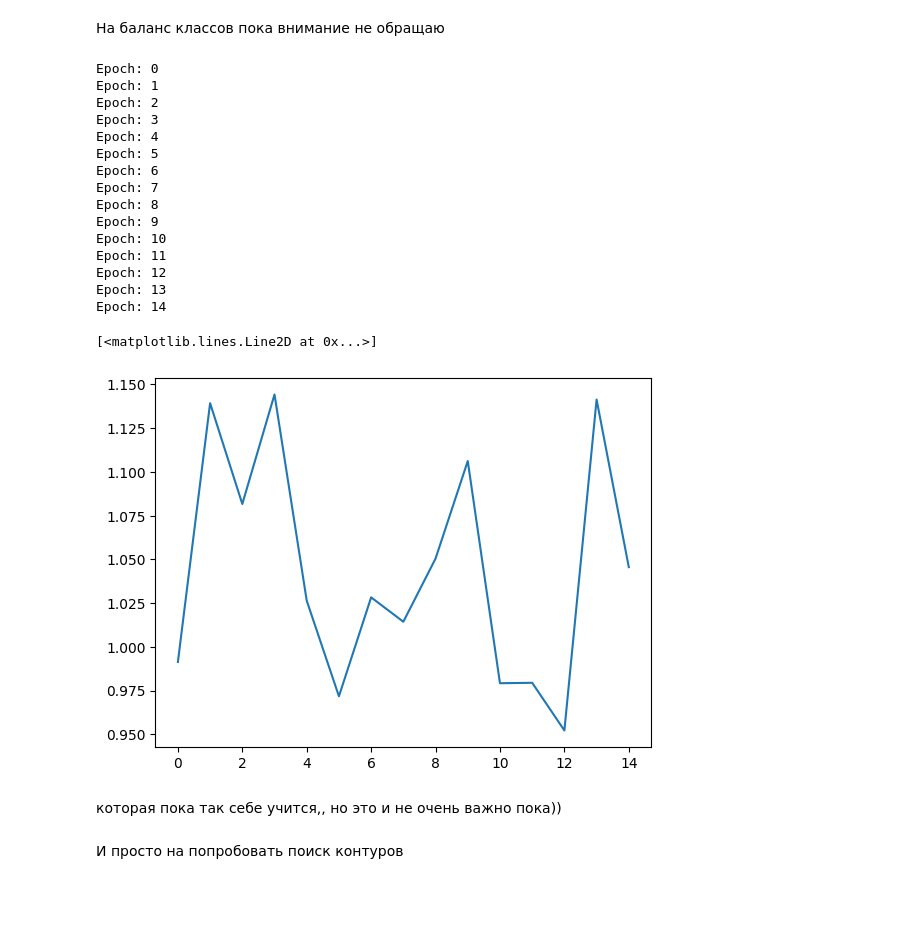
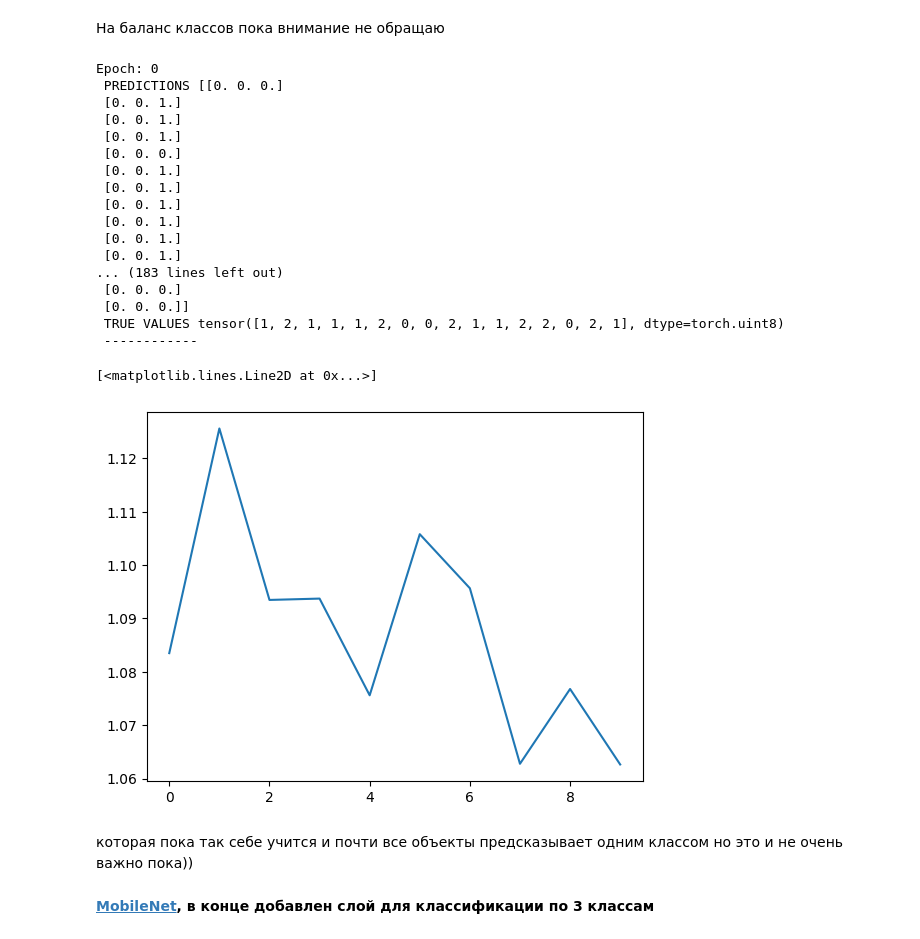
Before and after one commit to fedor-konovalenko/YPTeam_samolet, a Jupyter notebook: buildings.ipynb, the cells around one changed output. Drawn from its saved outputs; the diff is of its cells as text; code cells hidden in the pictures; blank space fills up the shorter version.

```diff
--- a/buildings.ipynb
+++ b/buildings.ipynb
@@ -254,52 +297,54 @@ model = MyNN()
 #pos_weight=torch.tensor(np.array([POS_WEIGHT]))
 loss_t = nn.CrossEntropyLoss()
 loss_v = nn.CrossEntropyLoss()
 optimizer = torch.optim.Adam(model.parameters(), lr=0.001)
 loss_graph = []
 
-n_epochs = 15
+n_epochs = 10
 for epoch in range(n_epochs):
     train_features, train_labels = next(iter(train_flow))
 
     y_pred = model(train_features)
     loss = loss_t(y_pred, train_labels)
     optimizer.zero_grad()
     loss.backward()
     optimizer.step()
 
     CE = 0
     valid_features, valid_labels = next(iter(valid_flow))
 
     y_pred = model(valid_features)
     CE = loss_v(y_pred, valid_labels)
     loss_graph.append(CE.detach().numpy())
     probs = torch.sigmoid(y_pred)
     #pre = precision_score(valid_labels.detach().numpy(), y_pred.detach().numpy().round(), average='micro')
     #rec = recall_score(valid_labels.detach().numpy(), y_pred.detach().numpy().round(), average=None)
     #acc = accuracy_score(valid_labels.detach().numpy(), y_pred.detach().numpy().round())
 
-    print(f'Epoch: {epoch}')# --- PRECISION {pre} --- RECALL {rec} --- ACCURACY {acc}')
+    print(f'Epoch: {epoch} \n PREDICTIONS {y_pred.detach().numpy().round()} \n TRUE VALUES {valid_labels} \n ------------ \n')
 plt.plot(loss_graph)
 # %% [output]
 Epoch: 0
-Epoch: 1
-Epoch: 2
-Epoch: 3
-Epoch: 4
-Epoch: 5
-Epoch: 6
-Epoch: 7
-Epoch: 8
-Epoch: 9
-Epoch: 10
-Epoch: 11
-Epoch: 12
-Epoch: 13
-Epoch: 14
+ PREDICTIONS [[0. 0. 0.]
+ [0. 0. 1.]
+ [0. 0. 1.]
+ [0. 0. 1.]
+ [0. 0. 0.]
+ [0. 0. 1.]
+ [0. 0. 1.]
+ [0. 0. 1.]
+ [0. 0. 1.]
+ [0. 0. 1.]
+ [0. 0. 1.]
+... (183 lines left out)
+ [0. 0. 0.]
+ [0. 0. 0.]]
+ TRUE VALUES tensor([1, 2, 1, 1, 1, 2, 0, 0, 2, 1, 1, 2, 2, 0, 2, 1], dtype=torch.uint8)
+ ------------
 [<matplotlib.lines.Line2D at 0x...>]
-[figure, old version]
+[figure, new version]
 # %% [markdown]
-которая пока так себе учится,, но это и не очень важно пока))
+которая пока так себе учится и почти все объекты предсказывает одним классом но это и не очень важно пока))
-# %% [markdown]
-И просто на попробовать поиск контуров
+# %% [markdown]
+**[MobileNet](https://pytorch.org/hub/pytorch_vision_mobilenet_v2/), в конце добавлен слой для классификации по 3 классам**
 # %%
```
Also changed, not shown: parts of 18 cells of this notebook.
